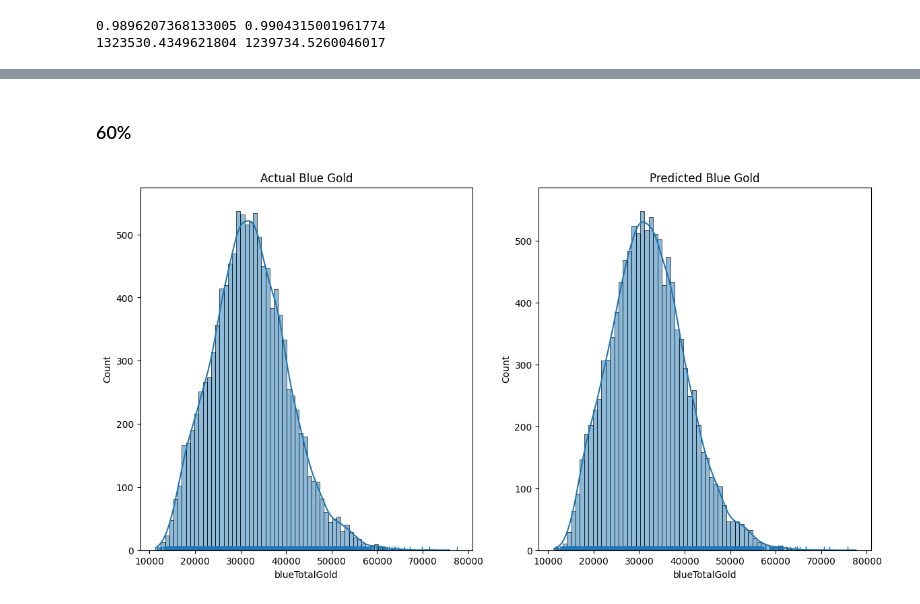
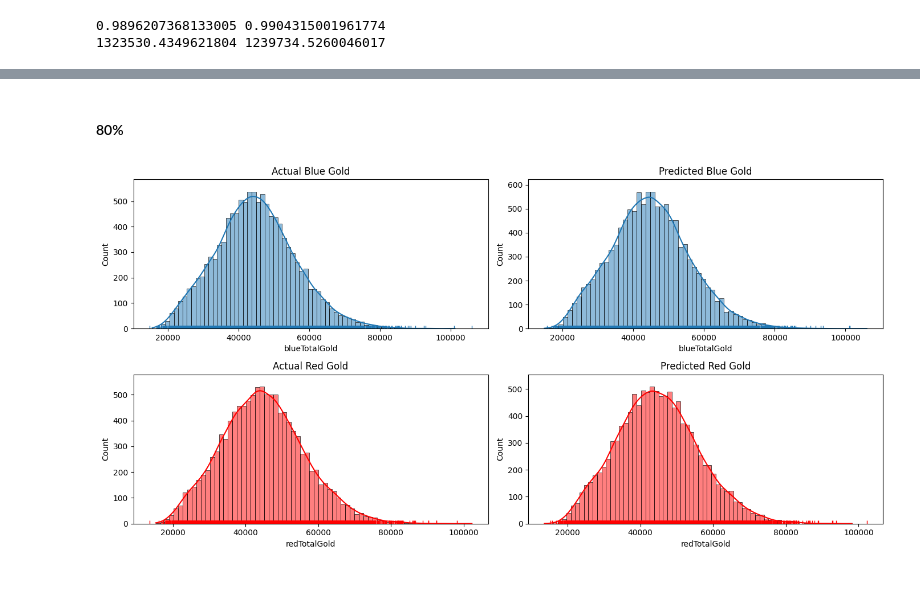
Before and after one commit to t-tony03/EECS3401Final, a Jupyter notebook: gold regression.ipynb, the cells around one changed output, grey strips where cells are left out. Drawn from its saved outputs; the diff is of its cells as text; code cells hidden in the pictures.

```diff
--- a/gold regression.ipynb
+++ b/gold regression.ipynb
@@ -338,16 +359,25 @@ plt.show()
 # %% [markdown]
-### 60%
+#### 80%
 # %%
-fig60 , axs60 = plt.subplots(1 , 2 , figsize=(14 , 7))
+fig80 , axs80 = plt.subplots(2 , 2 , figsize=(14 , 7))
 
-sns.histplot(yb_test60 , ax=axs60[0] , kde=True , bins=70)
-sns.rugplot(x=lr_yb_pred60 , ax=axs60[0] , height=0.01)
-axs60[0].set_title('Actual Blue Gold')
+sns.histplot(yb_test80 , ax=axs80[0 , 0] , kde=True , bins=70)
+sns.rugplot(x=lr_yb_pred80 , ax=axs80[0 , 0] , height=0.02)
+axs80[0 , 0].set_title('Actual Blue Gold')
 
-sns.histplot(x=lr_yb_pred60 , ax=axs60[1] , kde=True , bins=70)
-sns.rugplot(yb_test60 , ax=axs60[1] , height=0.01)
-axs60[1].set_title('Predicted Blue Gold')
+sns.histplot(lr_yb_pred80 , ax=axs80[0 , 1] , kde=True , bins=70)
+sns.rugplot(x=yb_test80 , ax=axs80[0 , 1] , height=0.02)
+axs80[0 , 1].set_title('Predicted Blue Gold')
 
+sns.histplot(yr_test80 , ax=axs80[1 , 0] , kde=True , bins=70 , color='red')
+sns.rugplot(x=lr_yr_pred80 , ax=axs80[1 , 0] , height=0.02 , color='red')
+axs80[1 , 0].set_title('Actual Red Gold')
+
+sns.histplot(lr_yr_pred80 , ax=axs80[1 , 1] , kde=True , bins=70 , color='red')
+sns.rugplot(x=yr_test80 , ax=axs80[1 , 1] , height=0.02 , color='red')
+axs80[1 , 1].set_title('Predicted Red Gold')
+
+plt.tight_layout()
 plt.show()
 # %% [output]
-[figure, old version]
+[figure, new version]
```
Also changed, not shown: parts of 32 cells of this notebook.
